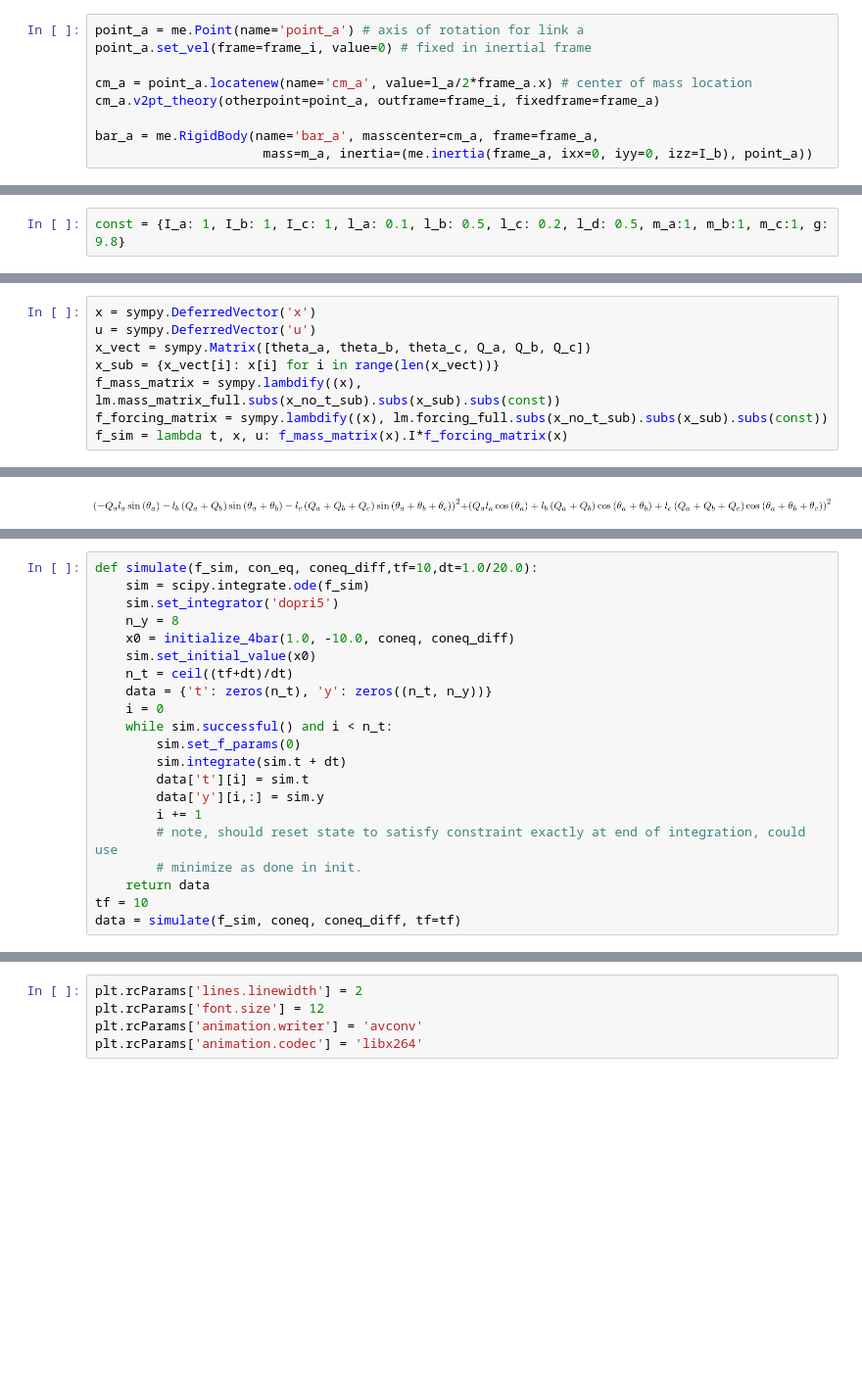
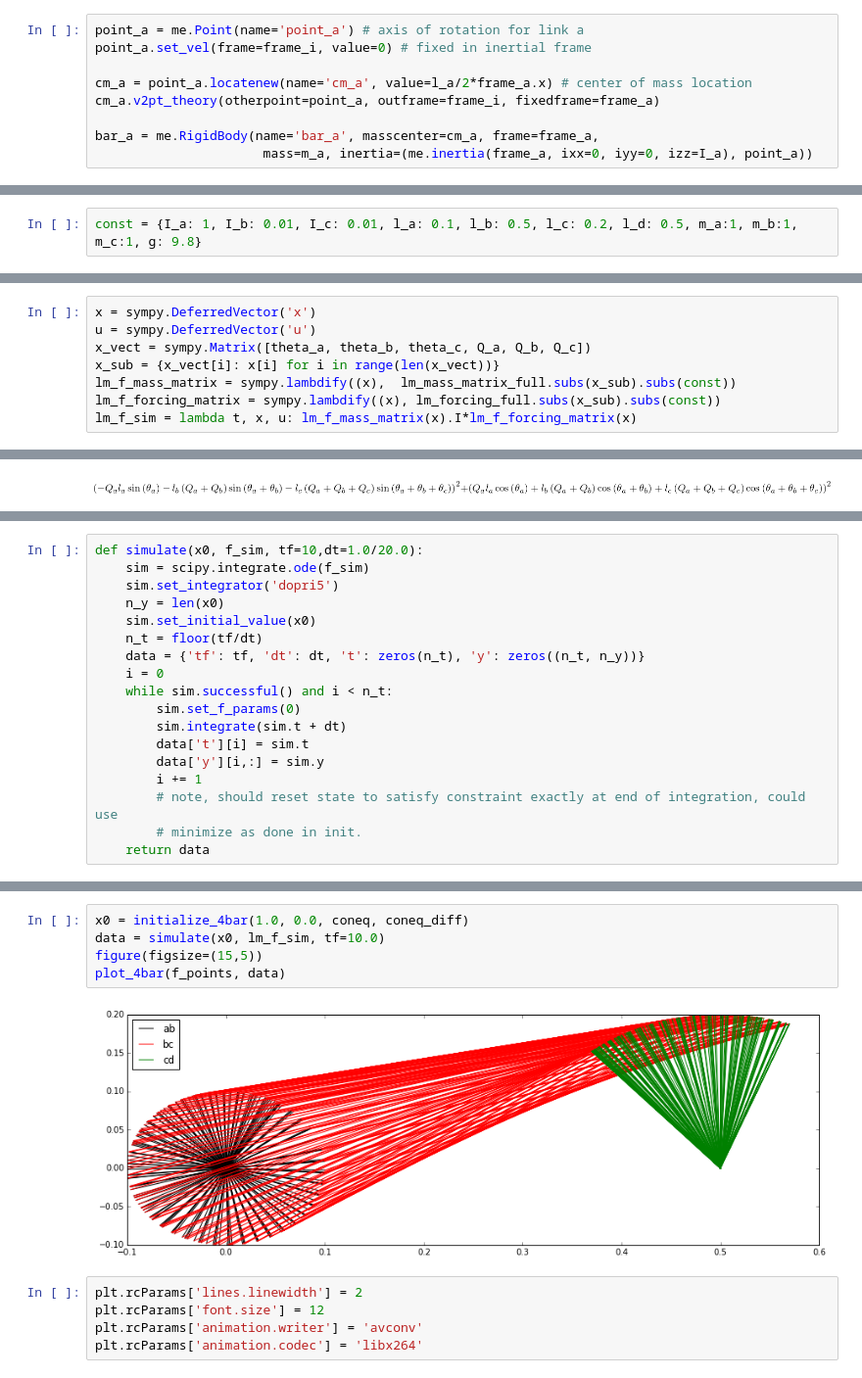
Before and after one commit to jgoppert/control-systems, a Jupyter notebook: 4 Bar.ipynb, the cells around one changed output, grey strips where cells are left out. Shown at 98% size. Drawn from its saved outputs; the diff is of its cells as text; blank space fills up the shorter version.

```diff
--- a/4 Bar.ipynb
+++ b/4 Bar.ipynb
@@ -41,7 +38,7 @@ cm_a = point_a.locatenew(name='cm_a', value=l_a/2*frame_a.x) # center of mass lo
 cm_a.v2pt_theory(otherpoint=point_a, outframe=frame_i, fixedframe=frame_a)
 
 bar_a = me.RigidBody(name='bar_a', masscenter=cm_a, frame=frame_a,
-                      mass=m_a, inertia=(me.inertia(frame_a, ixx=0, iyy=0, izz=I_b), point_a))
+                      mass=m_a, inertia=(me.inertia(frame_a, ixx=0, iyy=0, izz=I_a), point_a))
 # %% [markdown]
 Define bar b.
 # %%
@@ -179,5 +171,5 @@ Constants for simulation.
 # %%
-const = {I_a: 1, I_b: 1, I_c: 1, l_a: 0.1, l_b: 0.5, l_c: 0.2, l_d: 0.5, m_a:1, m_b:1, m_c:1, g: 9.8}
+const = {I_a: 1, I_b: 0.01, I_c: 0.01, l_a: 0.1, l_b: 0.5, l_c: 0.2, l_d: 0.5, m_a:1, m_b:1, m_c:1, g: 9.8}
 # %% [markdown]
 Get equations for point locations.
 # %%
@@ -192,6 +184,6 @@ x = sympy.DeferredVector('x')
 u = sympy.DeferredVector('u')
 x_vect = sympy.Matrix([theta_a, theta_b, theta_c, Q_a, Q_b, Q_c])
 x_sub = {x_vect[i]: x[i] for i in range(len(x_vect))}
-f_mass_matrix = sympy.lambdify((x),  lm.mass_matrix_full.subs(x_no_t_sub).subs(x_sub).subs(const))
-f_forcing_matrix = sympy.lambdify((x), lm.forcing_full.subs(x_no_t_sub).subs(x_sub).subs(const))
-f_sim = lambda t, x, u: f_mass_matrix(x).I*f_forcing_matrix(x)
+lm_f_mass_matrix = sympy.lambdify((x),  lm_mass_matrix_full.subs(x_sub).subs(const))
+lm_f_forcing_matrix = sympy.lambdify((x), lm_forcing_full.subs(x_sub).subs(const))
+lm_f_sim = lambda t, x, u: lm_f_mass_matrix(x).I*lm_f_forcing_matrix(x)
@@ -222,12 +220,11 @@ initialize_4bar(1, 1, coneq, coneq_diff)
 # %%
-def simulate(f_sim, con_eq, coneq_diff,tf=10,dt=1.0/20.0):
+def simulate(x0, f_sim, tf=10,dt=1.0/20.0):
     sim = scipy.integrate.ode(f_sim)
     sim.set_integrator('dopri5')
-    n_y = 8
-    x0 = initialize_4bar(1.0, -10.0, coneq, coneq_diff)
+    n_y = len(x0)
     sim.set_initial_value(x0)
-    n_t = ceil((tf+dt)/dt)
-    data = {'t': zeros(n_t), 'y': zeros((n_t, n_y))}
+    n_t = floor(tf/dt)
+    data = {'tf': tf, 'dt': dt, 't': zeros(n_t), 'y': zeros((n_t, n_y))}
     i = 0
     while sim.successful() and i < n_t:
         sim.set_f_params(0)
@@ -238,5 +235,3 @@ def simulate(f_sim, con_eq, coneq_diff,tf=10,dt=1.0/20.0):
         # note, should reset state to satisfy constraint exactly at end of integration, could use
         # minimize as done in init.
     return data
-tf = 10
-data = simulate(f_sim, coneq, coneq_diff, tf=tf)
@@ -267,3 +258,10 @@ plot_4bar(f_points, data)
+# %%
+x0 = initialize_4bar(1.0, 0.0, coneq, coneq_diff)
+data = simulate(x0, lm_f_sim, tf=10.0)
+figure(figsize=(15,5))
+plot_4bar(f_points, data)
+# %% [output]
+[figure, added]
 # %%
 plt.rcParams['lines.linewidth'] = 2
 plt.rcParams['font.size'] = 12
```
Also changed, not shown: parts of 28 cells of this notebook.
